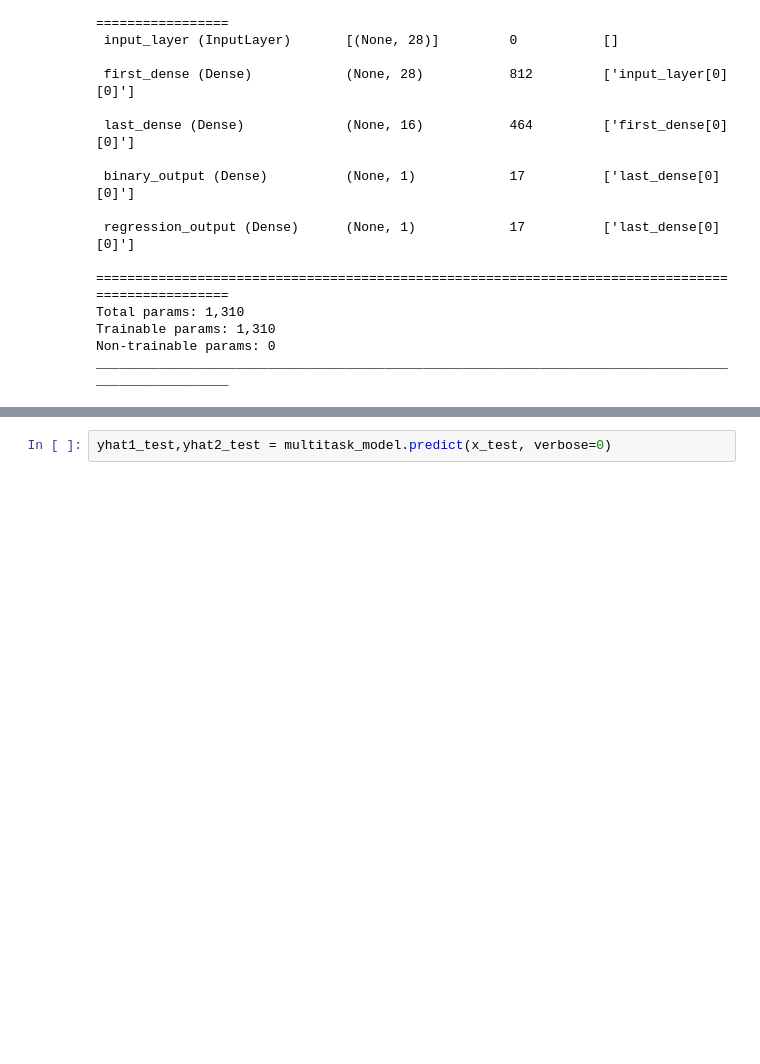
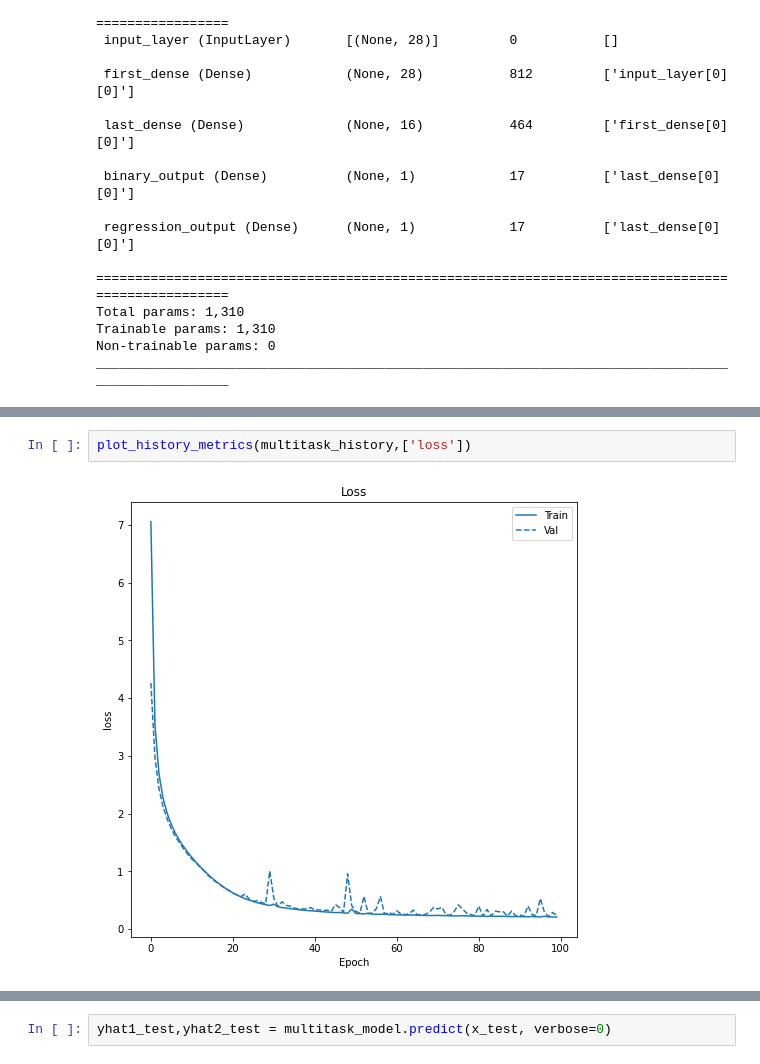
Before and after one commit to crmccambridge/mtl_example, a Jupyter notebook: mtl_example.ipynb, the cells around one changed output, grey strips where cells are left out. Drawn from its saved outputs; the diff is of its cells as text; blank space fills up the shorter version.

```diff
--- a/mtl_example.ipynb
+++ b/mtl_example.ipynb
@@ -372,0 +326,4 @@ plot_multitask_metrics(multitask_history)
+# %%
+plot_history_metrics(multitask_history,['loss'])
+# %% [output]
+[figure, added]
```
Also changed, not shown: parts of 28 cells of this notebook.
